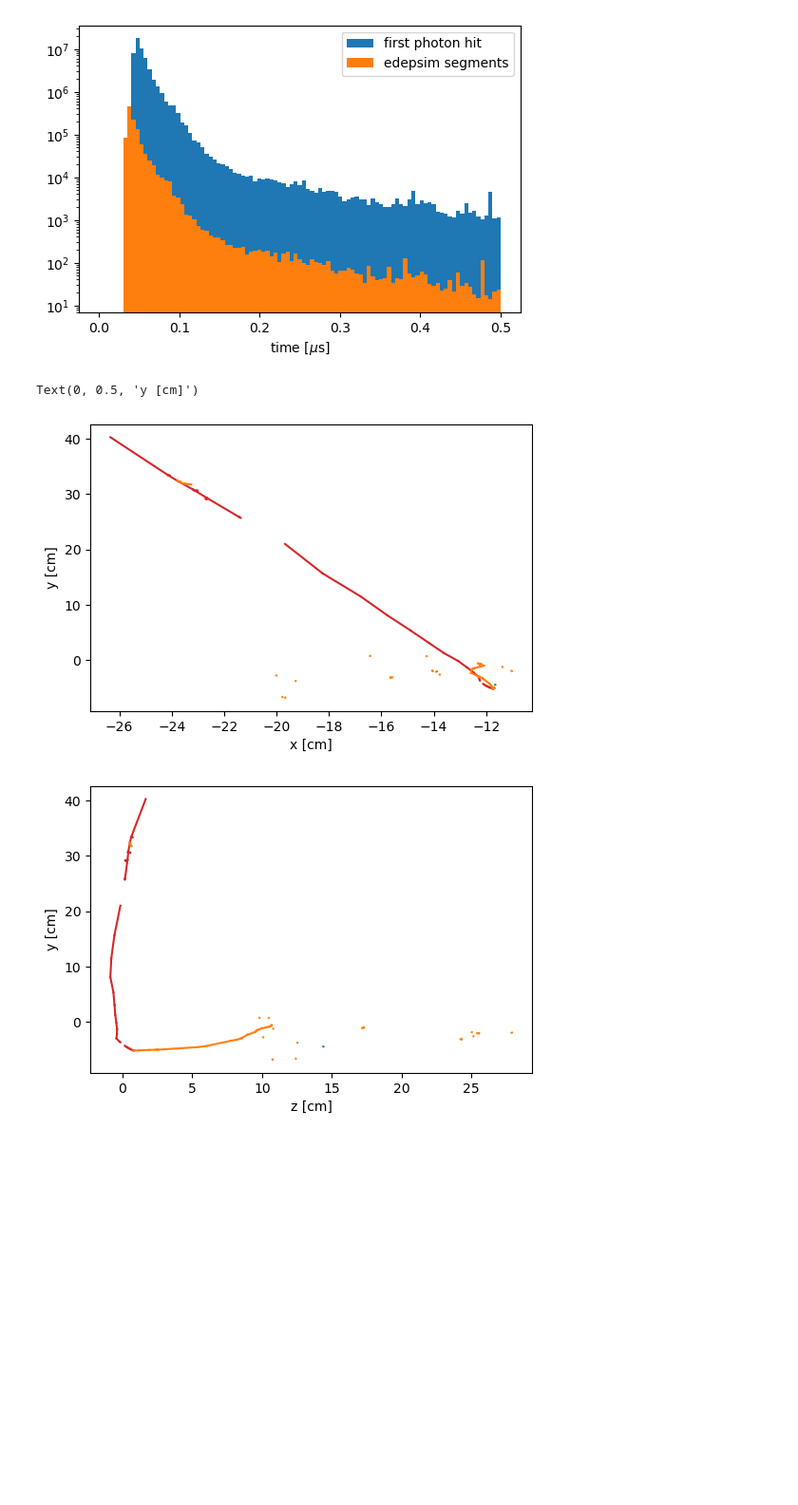
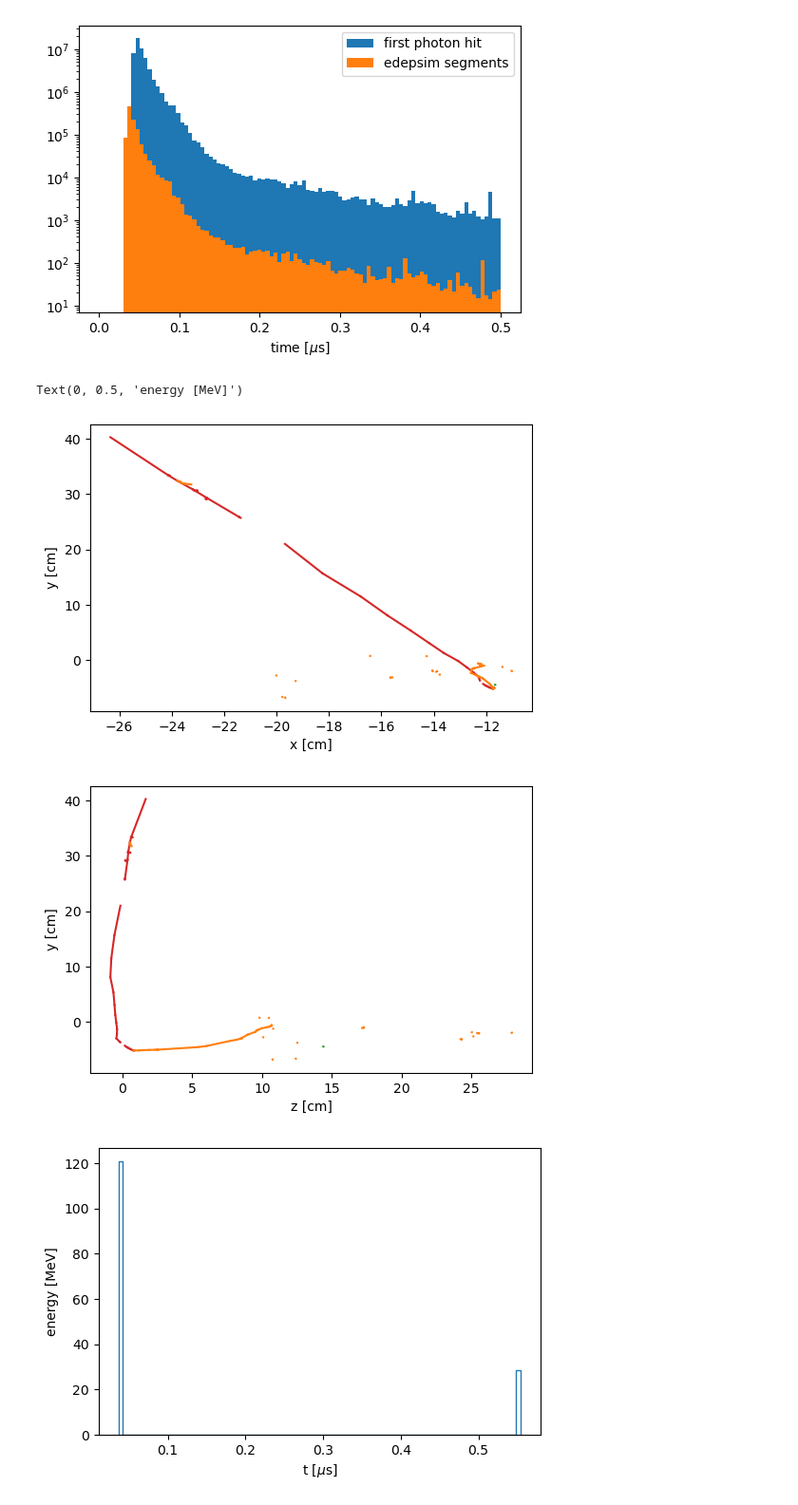
Before and after one commit to DUNE/larnd-sim, a Jupyter notebook: examples/Light signals.ipynb, the cells around one changed output. Shown: that part at 95% size. Saved outputs shown, nothing was run; the diff lists cells and outputs as text; code cells hidden in the pictures; blank space fills up the shorter version.

```diff
--- a/examples/Light signals.ipynb
+++ b/examples/Light signals.ipynb
@@ -384,23 +384,32 @@ for itrk in tqdm(range(0, evt_tracks.shape[0], BATCH_SIZE), desc='  Simulating e
 # %%
 plt.figure(dpi=100)
 for t in selected_tracks:
     plt.plot([t['x_start'], t['x_end']],
              [t['y_start'], t['y_end']],
              color=f'C{int(abs(t["pdgId"]))}')
 plt.xlabel('x [cm]')
 plt.ylabel('y [cm]')
 
 plt.figure(dpi=100)
 for t in selected_tracks:
     plt.plot([t['z_start'], t['z_end']],
              [t['y_start'], t['y_end']],
              color=f'C{int(abs(t["pdgId"]))}')
 plt.xlabel('z [cm]')
 plt.ylabel('y [cm]')
+
+plt.figure(dpi=100)
+plt.hist(selected_tracks['t0'], weights=selected_tracks['dE'],
+         histtype='step',
+         bins=np.linspace(selected_tracks['t0'].min(), selected_tracks['t0'].max(), 100))
+plt.xlabel(r't [$\mu$s]')
+plt.ylabel('energy [MeV]')
+# plt.xlim(0,1)
 # %% [output]
-Text(0, 0.5, 'y [cm]')
+Text(0, 0.5, 'energy [MeV]')
 [figure]
 [figure]
+[figure, added]
 # %%
 RangePush("sum_light_signals")
 light_inc = light_sim_dat[itrk:itrk+BATCH_SIZE]
```
Also changed, not shown: parts of 9 cells of this notebook, 5 other files.
